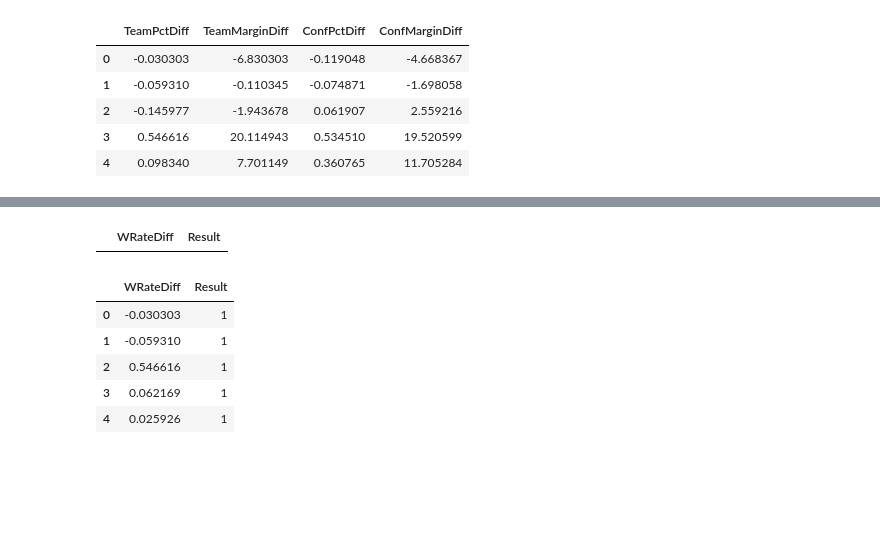
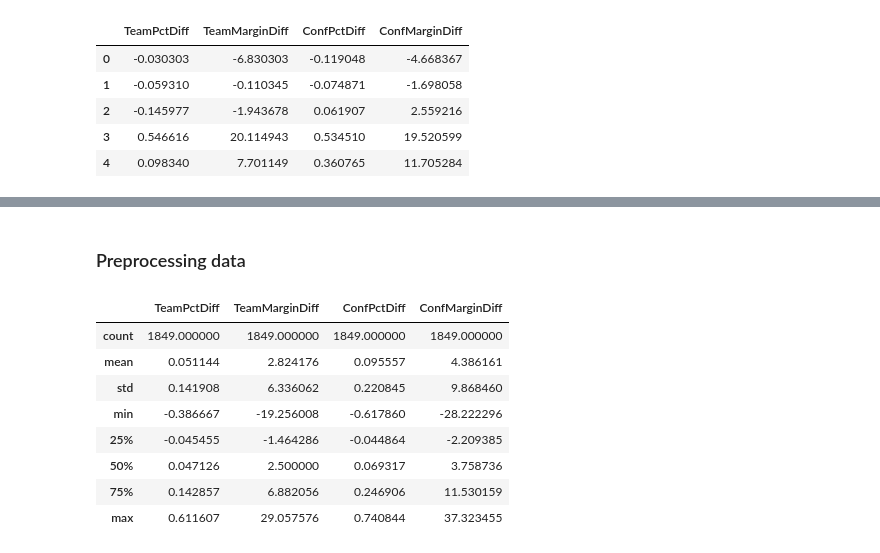
Before and after one commit to yuanjunyi/ncaa, a Jupyter notebook: ncaa.ipynb, the cells around one changed output, grey strips where cells are left out. Cells and saved outputs as stored; diff of their text form; code cells hidden in the pictures; blank space fills up the shorter version.

Commit message:
Preprocess data and use logistic regression to train the model

```diff
--- a/ncaa.ipynb
+++ b/ncaa.ipynb
@@ -467,9 +477,9 @@ df_complete = df.merge(df_regular_results_wteam_complete, on=['Season', 'WTeamID
 # %%
 df_features = pd.DataFrame()
-df_features['TeamPctDiff'] = df_complete['WTeamPct'] - df_complete['LTeamPct']
-df_features['TeamMarginDiff'] = df_complete['WTeamMargin'] - df_complete['LTeamMargin']
-df_features['ConfPctDiff'] = df_complete['WTeamConfPct'] - df_complete['LTeamConfPct']
-df_features['ConfMarginDiff'] = df_complete['WTeamConfMargin'] - df_complete['LTeamConfMargin']
+df_features['TeamPctDiff'] = df['WTeamPct'] - df['LTeamPct']
+df_features['TeamMarginDiff'] = df['WTeamMargin'] - df['LTeamMargin']
+df_features['ConfPctDiff'] = df['WTeamConfPct'] - df['LTeamConfPct']
+df_features['ConfMarginDiff'] = df['WTeamConfMargin'] - df['LTeamConfMargin']
 df_features.head()
 # %% [output]
 |  | TeamPctDiff | TeamMarginDiff | ConfPctDiff | ConfMarginDiff |
@@ -675,14 +490,0 @@ df_predictions[np.isnan(df_predictions.WRateDiff)]
-# %%
-df = df_predictions.dropna(axis=0, how='any')
-df[np.isnan(df.WRateDiff)]
-# %% [output]
-|  | WRateDiff | Result |
-# %%
-df.head()
-# %% [output]
-|  | WRateDiff | Result |
-| 0 | -0.030303 | 1 |
-| 1 | -0.059310 | 1 |
-| 2 | 0.546616 | 1 |
-| 3 | 0.062169 | 1 |
-| 4 | 0.025926 | 1 |
@@ -693,0 +491,14 @@ X_train, y_train = shuffle(X_train, y_train)
+# %% [markdown]
+### Preprocessing data ###
+# %%
+df_features.describe()
+# %% [output]
+|  | TeamPctDiff | TeamMarginDiff | ConfPctDiff | ConfMarginDiff |
+| count | 1849.000000 | 1849.000000 | 1849.000000 | 1849.000000 |
+| mean | 0.051144 | 2.824176 | 0.095557 | 4.386161 |
+| std | 0.141908 | 6.336062 | 0.220845 | 9.868460 |
+| min | -0.386667 | -19.256008 | -0.617860 | -28.222296 |
+| 25% | -0.045455 | -1.464286 | -0.044864 | -2.209385 |
+| 50% | 0.047126 | 2.500000 | 0.069317 | 3.758736 |
+| 75% | 0.142857 | 6.882056 | 0.246906 | 11.530159 |
+| max | 0.611607 | 29.057576 | 0.740844 | 37.323455 |
```
Also changed, not shown: parts of 31 cells of this notebook.
